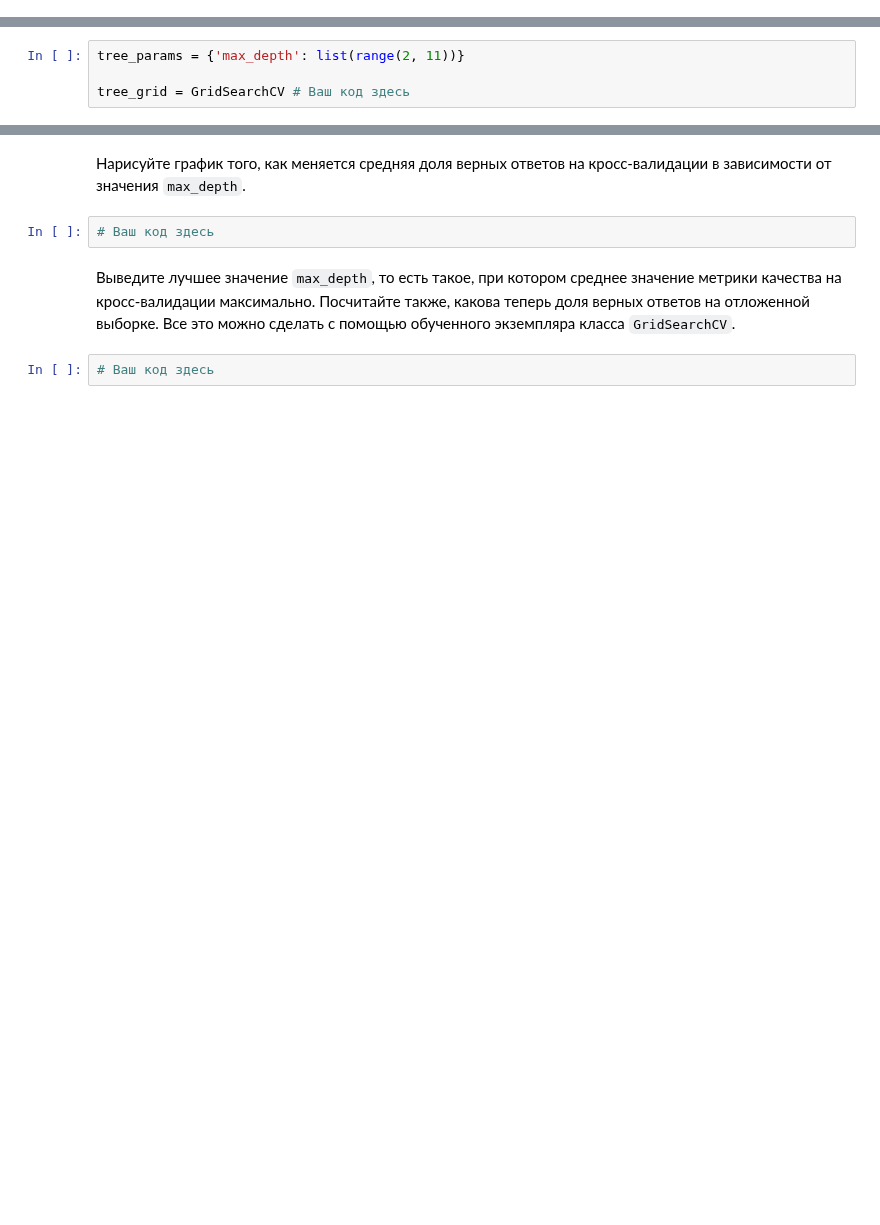
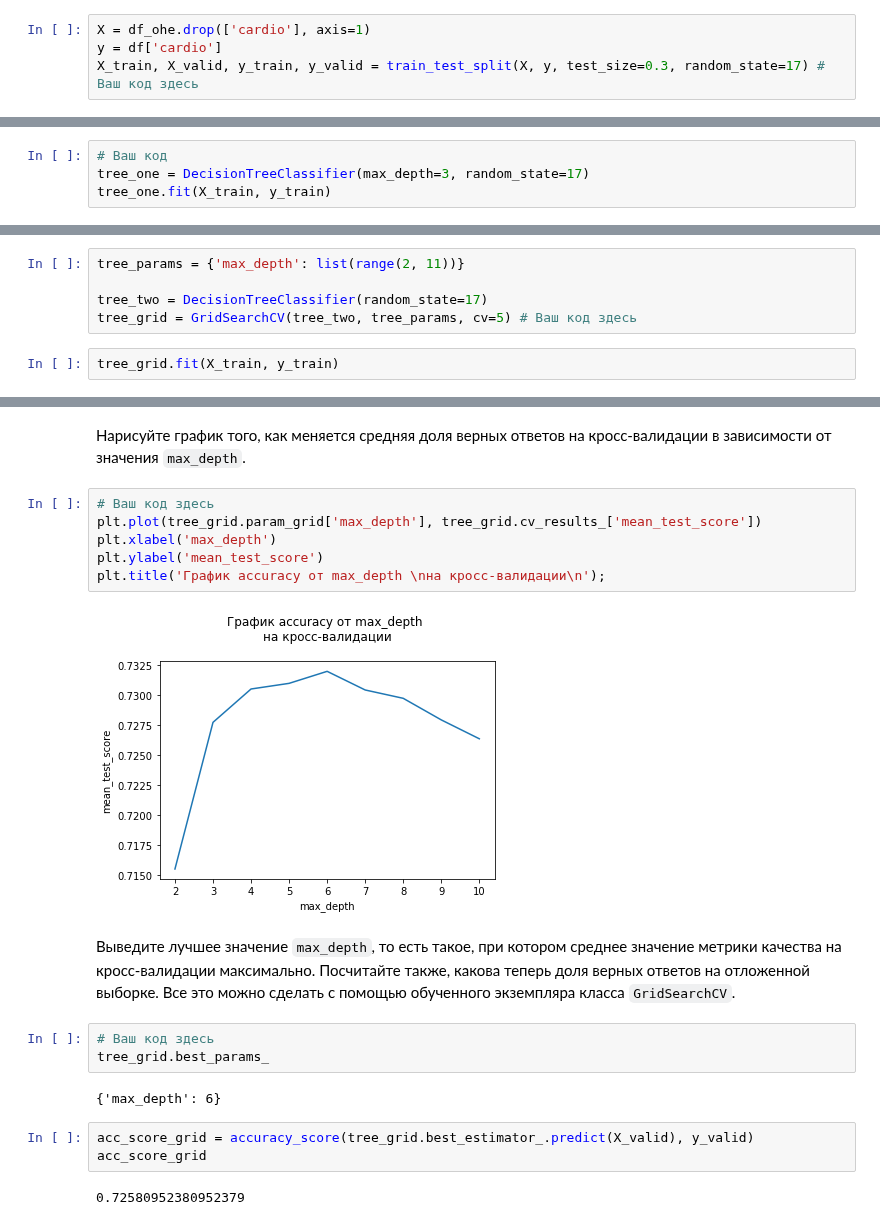
Before and after one commit to shereshevskiy/mlcourse_open, a Jupyter notebook: jupyter_notebooks/topic03_decision_trees_knn/hw3_session2_decision_trees_MySolution.ipynb, the cells around one changed output, grey strips where cells are left out. Cells and saved outputs as stored; diff of their text form; blank space fills up the shorter version.

```diff
--- a/jupyter_notebooks/topic03_decision_trees_knn/hw3_session2_decision_trees_MySolution.ipynb
+++ b/jupyter_notebooks/topic03_decision_trees_knn/hw3_session2_decision_trees_MySolution.ipynb
@@ -156,2 +165,6 @@ X_train, X_valid, y_train, y_valid = train_test_split # Ваш код здесь
+# %%
+X = df_ohe.drop(['cardio'], axis=1)
+y = df['cardio']
+X_train, X_valid, y_train, y_valid = train_test_split(X, y, test_size=0.3, random_state=17) # Ваш код здесь
 # %% [markdown]
 Обучите на выборке `(X_train, y_train)` дерево решений с ограничением на максимальную глубину в 3. Зафиксируйте у дерева `random_state=17`. Визуализируйте дерево с помошью `sklearn.tree.export_graphviz`, `dot` и `pydot`. Пример дан в [статье](https://habrahabr.ru/company/ods/blog/322534/) под спойлером "Код для отрисовки дерева". Обратите внимание, что команды в Jupyter notebook, начинающиеся с восклицательного знака – это терминальные команды (которые мы обычно запускаем в терминале/командной строке).
@@ -159,0 +171,4 @@ X_train, X_valid, y_train, y_valid = train_test_split # Ваш код здесь
+# %%
+# Ваш код
+tree_one = DecisionTreeClassifier(max_depth=3, random_state=17)
+tree_one.fit(X_train, y_train)
@@ -172,4 +202,7 @@ X_train, X_valid, y_train, y_valid = train_test_split # Ваш код здесь
 # %%
 tree_params = {'max_depth': list(range(2, 11))}
 
-tree_grid = GridSearchCV # Ваш код здесь
+tree_two = DecisionTreeClassifier(random_state=17)
+tree_grid = GridSearchCV(tree_two, tree_params, cv=5) # Ваш код здесь
+# %%
+tree_grid.fit(X_train, y_train)
@@ -176,8 +220,22 @@ tree_grid = GridSearchCV # Ваш код здесь
 # %% [markdown]
 Нарисуйте график того, как меняется средняя доля верных ответов на кросс-валидации в зависимости от значения `max_depth`.
-# %%
-# Ваш код здесь
+# %%
+# Ваш код здесь
+plt.plot(tree_grid.param_grid['max_depth'], tree_grid.cv_results_['mean_test_score'])
+plt.xlabel('max_depth')
+plt.ylabel('mean_test_score')
+plt.title('График accuracy от max_depth \nна кросс-валидации\n');
+# %% [output]
+[figure, added]
 # %% [markdown]
 Выведите лучшее значение `max_depth`, то есть такое, при котором среднее значение метрики качества на кросс-валидации максимально. Посчитайте также, какова теперь доля верных ответов на отложенной выборке. Все это можно сделать с помощью обученного экземпляра класса `GridSearchCV`.
 # %%
 # Ваш код здесь
+tree_grid.best_params_
+# %% [output]
+{'max_depth': 6}
+# %%
+acc_score_grid = accuracy_score(tree_grid.best_estimator_.predict(X_valid), y_valid)
+acc_score_grid
+# %% [output]
+0.72580952380952379
```
Also changed, not shown: parts of 37 cells of this notebook, 6 other files.
